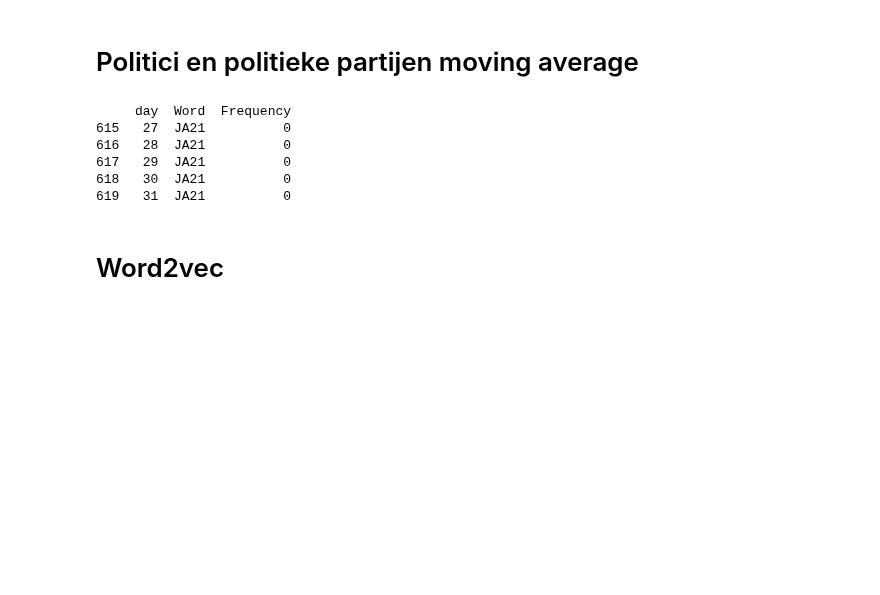
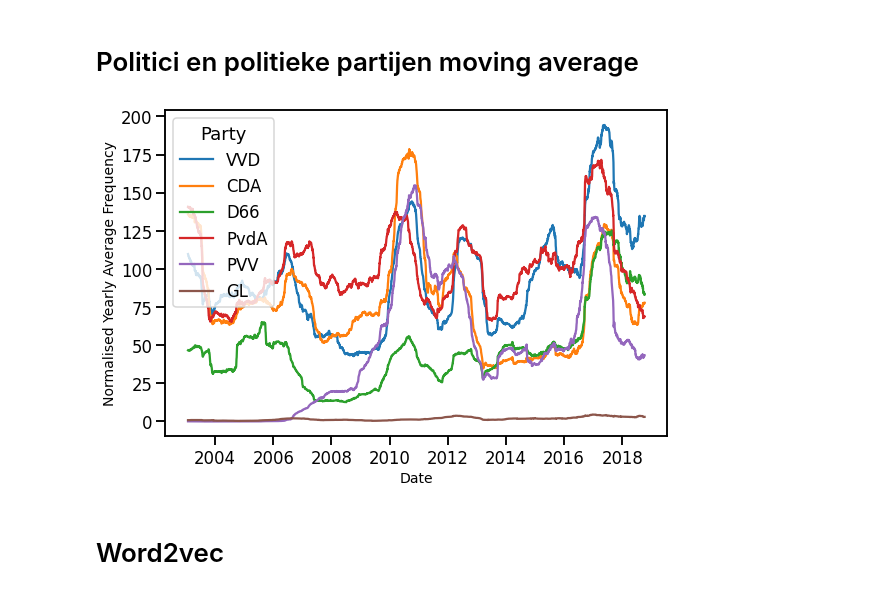
Before and after one commit to Chris-Congleton/MSc-Thesis, a Jupyter notebook: Volkskrant.ipynb, the cells around one changed output. Cells and saved outputs as stored; diff of their text form; code cells hidden in the pictures; blank space fills up the shorter version.

```diff
--- a/Volkskrant.ipynb
+++ b/Volkskrant.ipynb
@@ -216,23 +216,5 @@ Text(0.5, 1.0, 'Politician mentions in Volkskrant (normalised)')
 # Politici en politieke partijen moving average
 # %%
 politici = ["Kees van der Staaij", "Sigrid Kaag", "Lilian Marijnissen", "Geert Wilders", "Wopke Hoekstra", "Lilianne Ploumen", "Mark Rutte"]
-partijen = ['DENK', 'PVV', 'GL', 'PvdA', 'LN', 'SP', 'D66', 'VVD', 'SGP', 'BBB', 'VOLT', 'LPF', 'CU', 'CDA', 'FVD', 'GnL', 'BIJ1', '50PLUS', 'PvdD', 'JA21']
+partijen = ['DENK', 'PVV', 'GL', 'PvdA', 'LN', 'SP', 'D66', 'VVD', 'SGP', 'BBB', 'VOLT', 'LPF', 'CU', 'CDA', 'FVD', 'GL', 'BIJ1', '50PLUS', 'PvdD', 'JA21']
+partijen = ['VVD', 'CDA', 'D66', 'PvdA', 'PVV','GL']
-# %%
-def visualise_frequencies(frame, words, normalisation=True, smoothing=True):
-  df = frame.copy(deep=True)
-  df["day"] = df.timestamp.dt.day
-
-  for w in words:
-    df[w] = df.cleantext.str.count(w)
-
-  df_word_counts = pd.DataFrame()
-
-  for w in words:
-    df_word_counts[w] = df.groupby(["day"])[w].agg("sum")
-
-  df_word_counts = df_word_counts.reset_index()
-  df_word_mentions = df_word_counts.melt('day')
-
-  df_word_mentions = df_word_mentions.rename(columns={'year':'Day','variable':'Word','value':'Frequency'})
-
-  print(df_word_mentions.tail())
@@ -239,12 +266,7 @@ def visualise_frequencies(frame, words, normalisation=True, smoothing=True):
 # %%
-visualise_frequencies(df, partijen)
+visualise_frequencies(df, partijen, normalisation=True)
 # %% [output]
-     day  Word  Frequency
-615   27  JA21          0
-616   28  JA21          0
-617   29  JA21          0
-618   30  JA21          0
-619   31  JA21          0
+[figure, added]
 # %% [markdown]
 # Word2vec
 # %%
```
Also changed, not shown: parts of 1 cell of this notebook.
